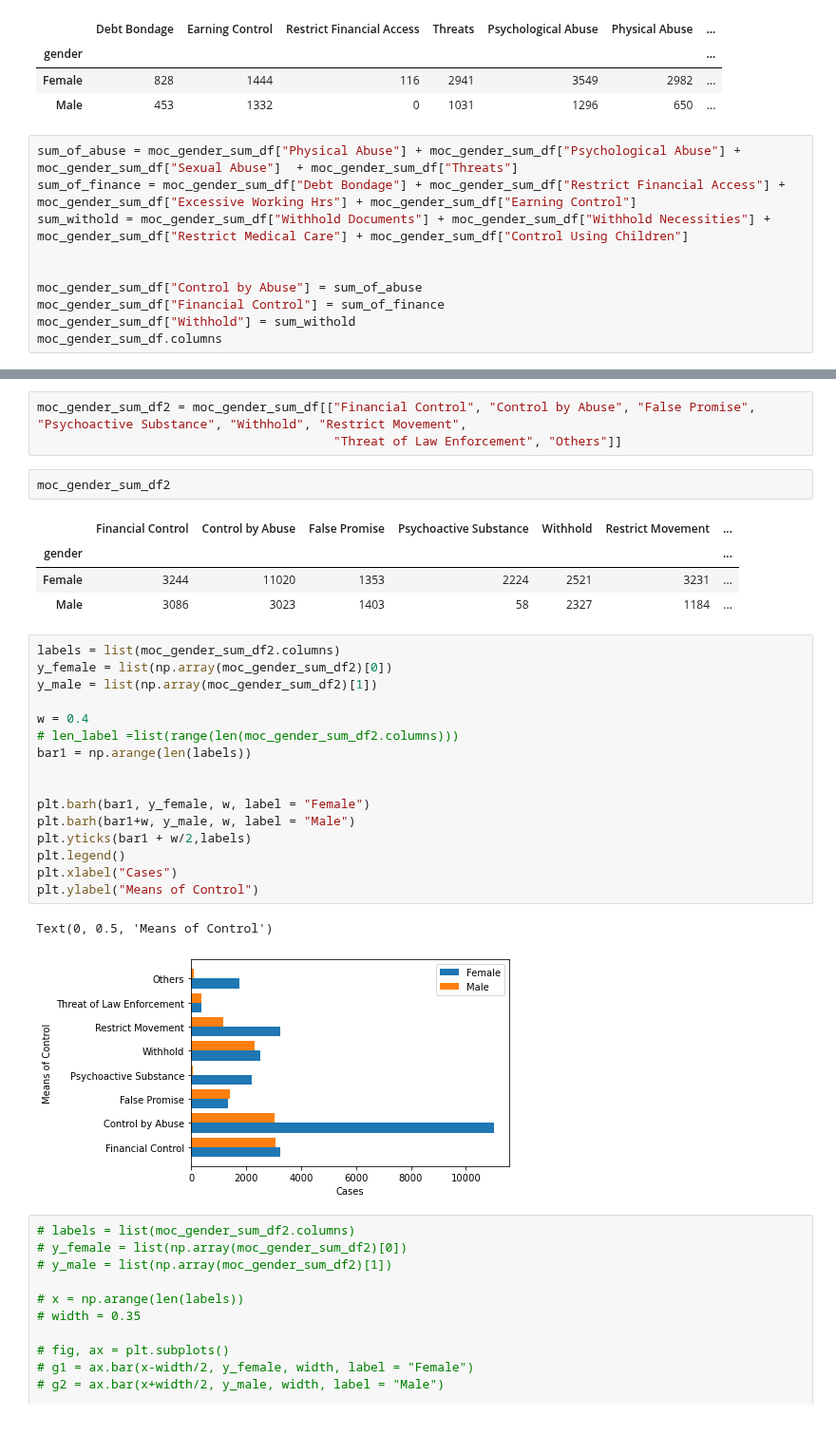
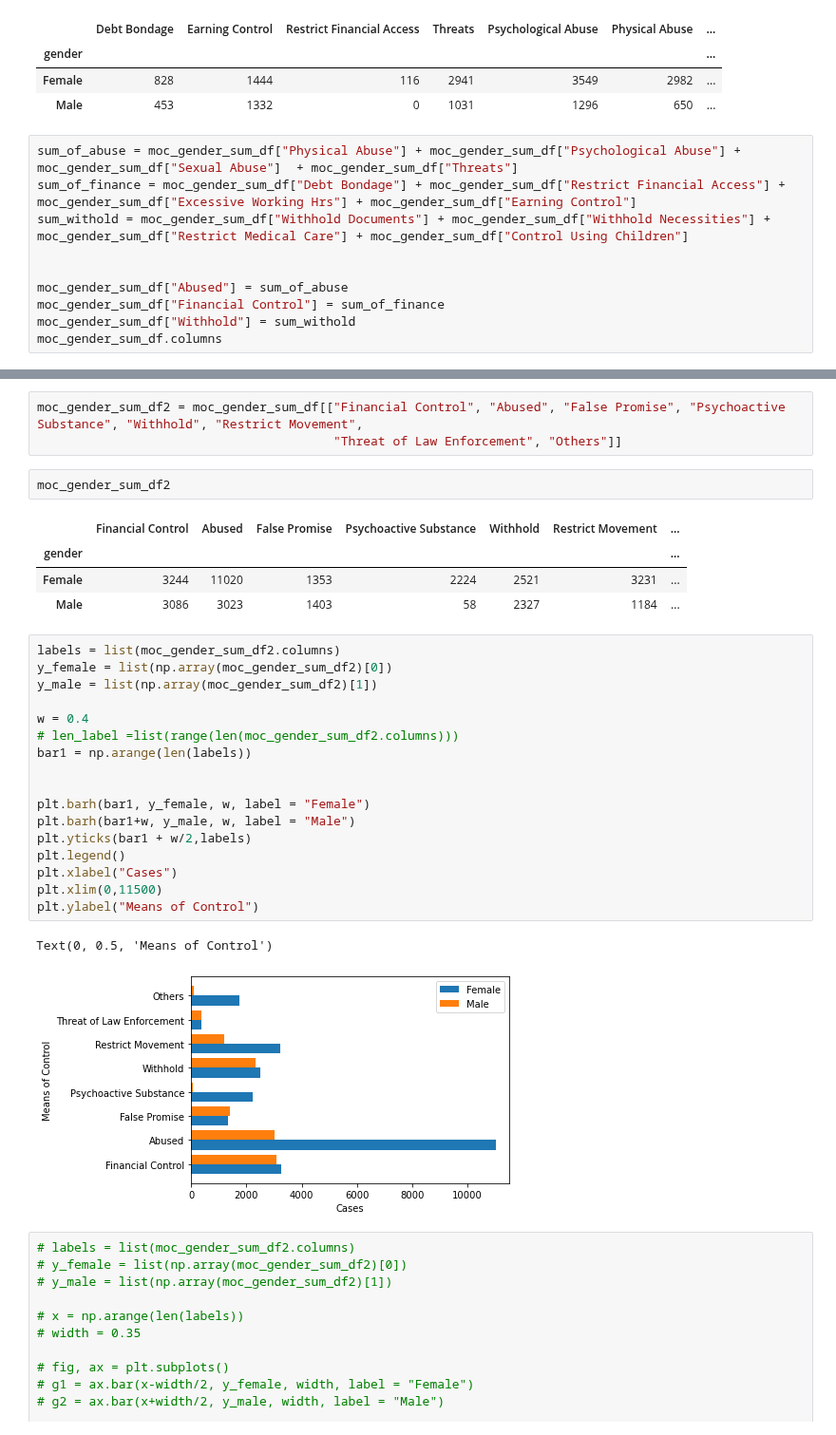
Before and after one commit to saronraut/Human-Trafficking-Awareness, a Jupyter notebook: saron_working_file/Saron-trafficking.ipynb, the cells around one changed output, grey strips where cells are left out. Shown at 95% size. Cells and saved outputs as stored; diff of their text form.

```diff
--- a/saron_working_file/Saron-trafficking.ipynb
+++ b/saron_working_file/Saron-trafficking.ipynb
@@ -506,7 +509,7 @@ sum_of_finance = moc_gender_sum_df["Debt Bondage"] + moc_gender_sum_df["Restrict
 sum_withold = moc_gender_sum_df["Withhold Documents"] + moc_gender_sum_df["Withhold Necessities"] + moc_gender_sum_df["Restrict Medical Care"] + moc_gender_sum_df["Control Using Children"]
 
 
-moc_gender_sum_df["Control by Abuse"] = sum_of_abuse
+moc_gender_sum_df["Abused"] = sum_of_abuse
 moc_gender_sum_df["Financial Control"] = sum_of_finance
 moc_gender_sum_df["Withhold"] = sum_withold
 moc_gender_sum_df.columns
@@ -521,33 +524,34 @@ Index(['Debt Bondage', 'Earning Control', 'Restrict Financial Access',
       dtype='object')
 # %%
-moc_gender_sum_df2 = moc_gender_sum_df[["Financial Control", "Control by Abuse", "False Promise", "Psychoactive Substance", "Withhold", "Restrict Movement",
+moc_gender_sum_df2 = moc_gender_sum_df[["Financial Control", "Abused", "False Promise", "Psychoactive Substance", "Withhold", "Restrict Movement",
                                         "Threat of Law Enforcement", "Others"]]
 # %%
 moc_gender_sum_df2
 # %% [output]
-|  | Financial Control | Control by Abuse | False Promise | Psychoactive Substance | Withhold | Restrict Movement | ... |
+|  | Financial Control | Abused | False Promise | Psychoactive Substance | Withhold | Restrict Movement | ... |
 | gender |  |  |  |  |  |  | ... |
 | Female | 3244 | 11020 | 1353 | 2224 | 2521 | 3231 | ... |
 | Male | 3086 | 3023 | 1403 | 58 | 2327 | 1184 | ... |
 # %%
 labels = list(moc_gender_sum_df2.columns)
 y_female = list(np.array(moc_gender_sum_df2)[0])
 y_male = list(np.array(moc_gender_sum_df2)[1])
 
 w = 0.4
 # len_label =list(range(len(moc_gender_sum_df2.columns)))
 bar1 = np.arange(len(labels))
 
 
 plt.barh(bar1, y_female, w, label = "Female")
 plt.barh(bar1+w, y_male, w, label = "Male")
 plt.yticks(bar1 + w/2,labels)
 plt.legend()
 plt.xlabel("Cases")
+plt.xlim(0,11500)
 plt.ylabel("Means of Control")
 # %% [output]
 Text(0, 0.5, 'Means of Control')
-[figure, old version]
+[figure, new version]
 # %%
 # labels = list(moc_gender_sum_df2.columns)
 # y_female = list(np.array(moc_gender_sum_df2)[0])
```
Also changed, not shown: parts of 3 cells of this notebook.
